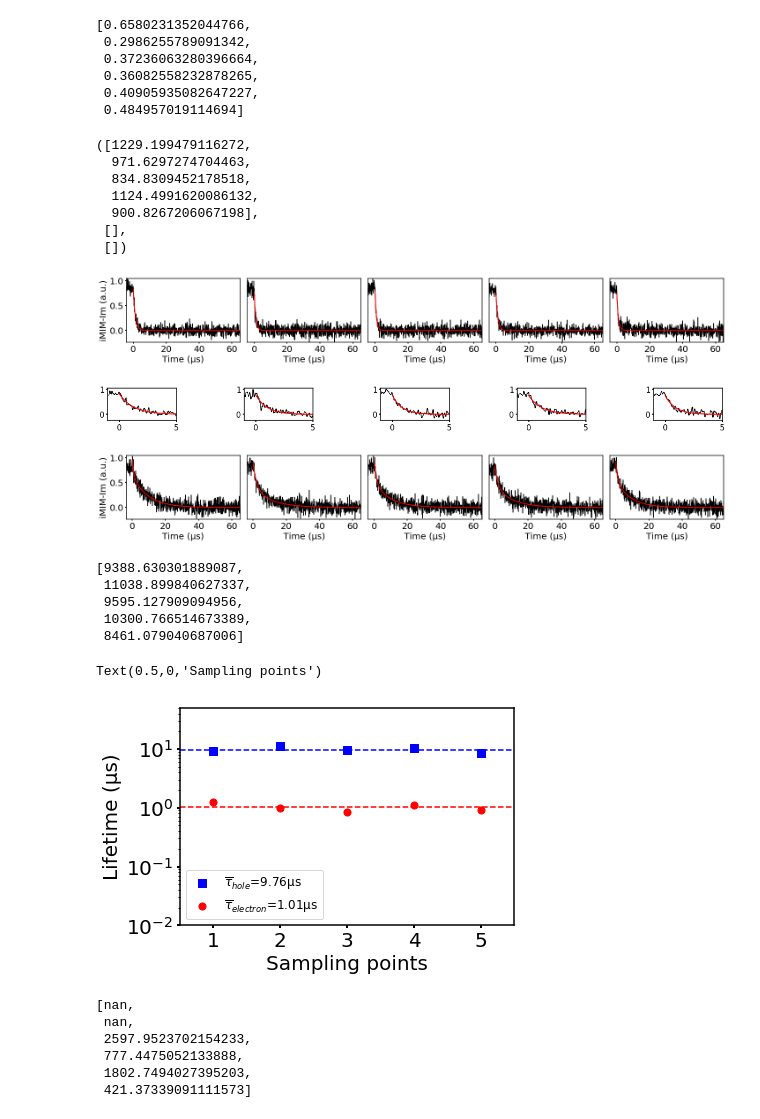
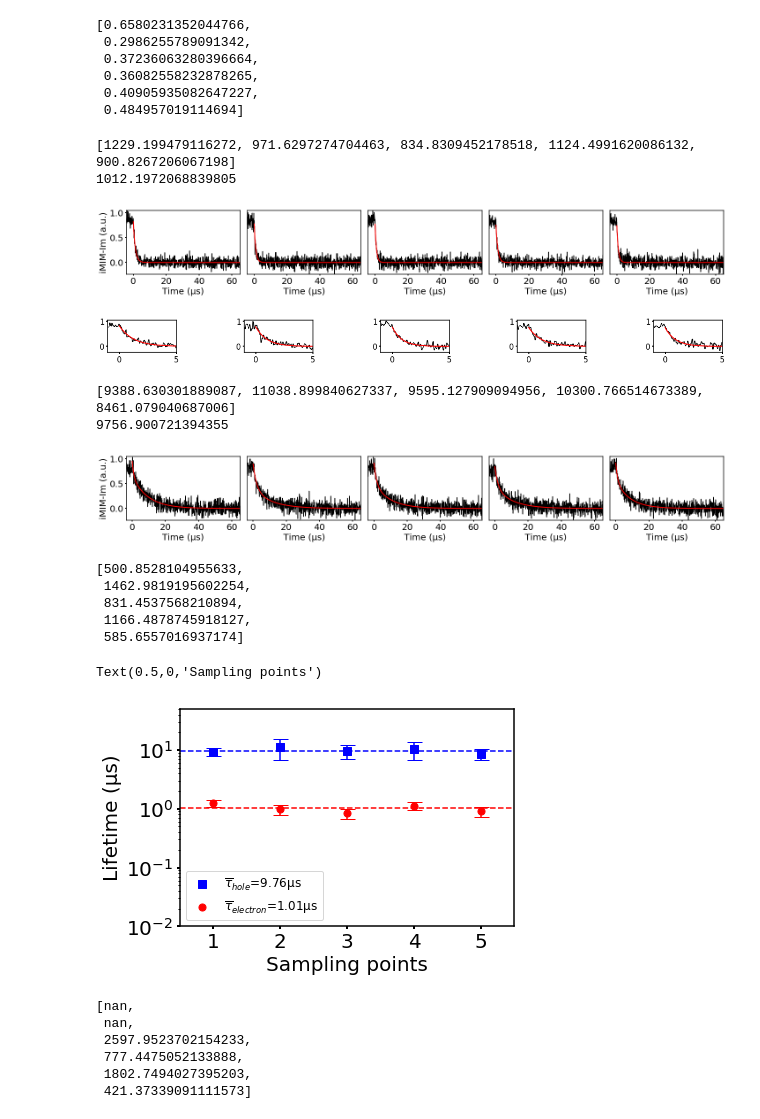
Before and after one commit to xuejianma/LabTools, a Jupyter notebook: lifeTimeProcesses.ipynb, the cells around one changed output. Cells and saved outputs as stored; diff of their text form; code cells hidden in the pictures.

```diff
--- a/lifeTimeProcesses.ipynb
+++ b/lifeTimeProcesses.ipynb
@@ -77,7 +77,9 @@ def plotPos(pos_list,decay=1,log=False,xlim=None,ylim=None,cutoff_raw = 81,offse
     slow_A_list = []
     one_list = []
     one_A_list = []
-
+    one_error_list = []
+    fast_error_list = []
+    slow_error_list = []
     fig,axs = plt.subplots(1,len(pos_list),figsize=(4*len(pos_list),height))
     for ind,etl in enumerate(pos_list):
         cutoff = cutoff_raw-minor_shift[ind]
@@ -94,6 +96,8 @@ def plotPos(pos_list,decay=1,log=False,xlim=None,ylim=None,cutoff_raw = 81,offse
             slow_list.append(popt_new[slow_ind+2])
             fast_A_list.append(popt_new[fast_ind])
             slow_A_list.append(popt_new[slow_ind])
+            fast_error_list.append(perr_new[fast_ind+2])
+            slow_error_list.append(perr_new[slow_ind+2])
             ax.plot(xlist[cutoff:len(ydata)]/1e3,decay2(xlist[cutoff:len(ydata)],*popt_new)-popt_new[-1]/offsetdiv,color='red',linewidth=2)
         elif decay == 1:
             popt_new,perr_new = curve_fit_new(decay1,xlist[cutoff:len(ydata)],ydata[cutoff:])
@@ -102,6 +106,7 @@ def plotPos(pos_list,decay=1,log=False,xlim=None,ylim=None,cutoff_raw = 81,offse
             one_list.append(popt_new[one_ind])
             one_A_list.append(popt_new[0])
             ax.plot(xlist[cutoff:len(ydata)]/1e3,decay1(xlist[cutoff:len(ydata)],*popt_new)-popt_new[-1]/offsetdiv,color='red',linewidth=2)
+            one_error_list.append(perr_new[one_ind])
         ax.plot(xlist[:len(etl)]/1e3,ydata-popt_new[-1]/offsetdiv,color='black',zorder=-9)
         if smallWindows == 0:
             if ind == 0:
@@ -122,7 +127,7 @@ def plotPos(pos_list,decay=1,log=False,xlim=None,ylim=None,cutoff_raw = 81,offse
         else:
             ax.set_xlim(xlist[0]/1e3,65)
     plt.tight_layout(pad=pad)
-    return one_list,fast_list,slow_list
+    return one_list,fast_list,slow_list,one_error_list,fast_error_list,slow_error_list
 
 '''
 Color parts of a line based on its properties, e.g., slope.
@@ -558,16 +627,13 @@ HTL_pos_list = [-pd.read_csv(HTL_root1+file,header=None)[0].values for file in H
 # for ind,htl in enumerate(HTL_pos_list):
 #     plt.plot(htl+1.75*ind)
 
-HTL_t_list,_,_ = plotPos(HTL_pos_list,decay=1,cutoff_raw=85,log=False,ylim=(-0.24,1.05),offsetdiv=1,expand=1/0.8)
+HTL_t_list,_,_,HTL_error_list,_,_ = plotPos(HTL_pos_list,decay=1,cutoff_raw=85,log=False,ylim=(-0.24,1.05),offsetdiv=1,expand=1/0.8)
 plotPos(HTL_pos_list,decay=1,cutoff_raw=85,log=False,xlim=(-1,5),ylim=(-0.24,1.05),offsetdiv=1,expand=1/0.8,smallWindows=1,pad=10,height=4)
+print(HTL_t_list)
+print(np.mean(HTL_t_list))
 # %% [output]
-([1229.199479116272,
-  971.6297274704463,
-  834.8309452178518,
-  1124.4991620086132,
-  900.8267206067198],
- [],
- [])
+[1229.199479116272, 971.6297274704463, 834.8309452178518, 1124.4991620086132, 900.8267206067198]
+1012.1972068839805
 [figure]
 [figure]
 # %%
@@ -598,35 +664,42 @@ ETL_pos_list = [-pd.read_csv(ETL_root1+file,header=None)[0].values for file in E
 
 # ETL_t_list = plotPos(ETL_pos_list,decay=1,cutoff_raw=75,log=False,ylim=(-0.24,1.05),offsetdiv=1,expand=1/0.8)
 
-_,_,ETL_t_list = plotPos(ETL_pos_list,decay=2,cutoff_raw=71,log=False,ylim=(-0.24,1.05),offsetdiv=1,expand=1/0.8)
+_,_,ETL_t_list,_,_,ETL_error_list = plotPos(ETL_pos_list,decay=2,cutoff_raw=71,log=False,ylim=(-0.24,1.05),offsetdiv=1,expand=1/0.8)
 # plt.xlim(-5,10)
 # np.mean(ETL_t_list)
+print(ETL_t_list)
+print(np.mean(ETL_t_list))
 # %% [output]
+[9388.630301889087, 11038.899840627337, 9595.127909094956, 10300.766514673389, 8461.079040687006]
+9756.900721394355
 [figure]
-# %%
-ETL_t_list
-# %% [output]
-[9388.630301889087,
- 11038.899840627337,
- 9595.127909094956,
- 10300.766514673389,
- 8461.079040687006]
+# %%
+ETL_error_list
+# %% [output]
+[500.8528104955633,
+ 1462.9819195602254,
+ 831.4537568210894,
+ 1166.4878745918127,
+ 585.6557016937174]
 # %%
 ETL_mean = np.mean(ETL_t_list)/1e3
 HTL_mean = np.mean(HTL_t_list)/1e3
 plt.scatter(np.arange(1,6),np.asarray(ETL_t_list)/1e3,color='blue',marker='s',label='$\overline{τ}_{hole}$='+'{:.2f}'.format(ETL_mean)+'µs',s=50)
+plt.errorbar(np.arange(1,6),np.asarray(ETL_t_list)/1e3,3*np.asarray(ETL_error_list)/1e3,color='blue',capsize=7.5,ls='none')
 plt.scatter(np.arange(1,6),np.asarray(HTL_t_list)/1e3,color='red',label='$\overline{τ}_{electron}$='+'{:.2f}'.format(HTL_mean)+'µs',s=50)
+plt.errorbar(np.arange(1,6),np.asarray(HTL_t_list)/1e3,3*np.asarray(HTL_error_list)/1e3,color='red',capsize=7.5,ls='none')
+
 plt.yscale('log')
 plt.ylim(1e-2,5e1)
 plt.xlim(0.5,5.5)
 plt.plot([0.5,5.5],[ETL_mean,ETL_mean],'--',color='blue')
 plt.plot([0.5,5.5],[HTL_mean,HTL_mean],'--',color='red')
 plt.legend(loc='lower left')
 plt.ylabel('Lifetime (µs)')
 plt.xlabel('Sampling points')
 # %% [output]
 Text(0.5,0,'Sampling points')
-[figure, old version]
+[figure, new version]
 # %%
 HTL_t_list
 # %% [output]
```
Also changed, not shown: parts of 9 cells of this notebook, 5 other files.
